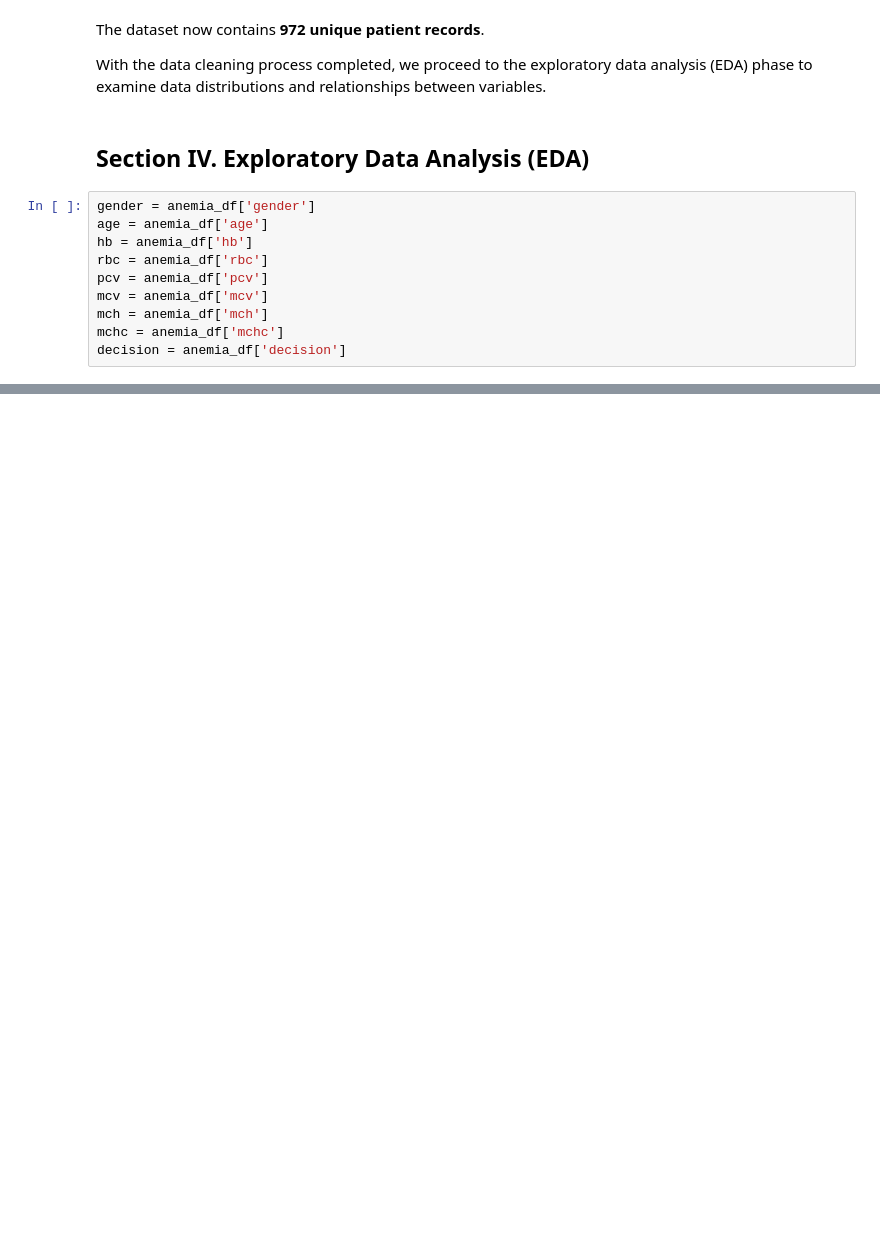
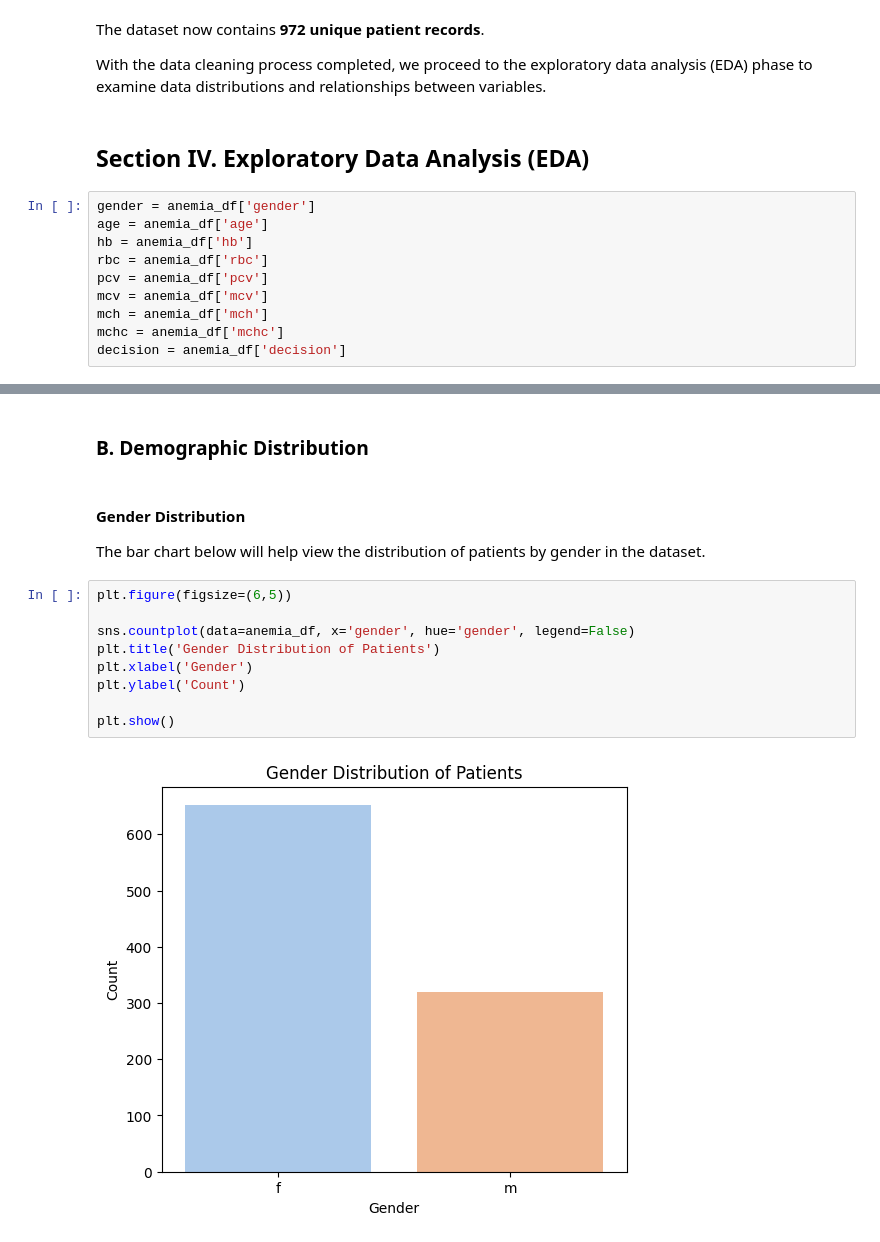
Before and after one commit to ntole24/stintsy_4CS, a Jupyter notebook: mco.ipynb, the cells around one changed output, grey strips where cells are left out. Saved outputs shown, nothing was run; the diff lists cells and outputs as text; blank space fills up the shorter version.

Commit message:
feat: eda and data preprocessing

```diff
--- a/mco.ipynb
+++ b/mco.ipynb
@@ -127,0 +363,16 @@ decision = anemia_df['decision']
+# %% [markdown]
+### B. Demographic Distribution
+# %% [markdown]
+#### Gender Distribution
+The bar chart below will help view the distribution of patients by gender in the dataset.
+# %%
+plt.figure(figsize=(6,5))
+
+sns.countplot(data=anemia_df, x='gender', hue='gender', legend=False)
+plt.title('Gender Distribution of Patients')
+plt.xlabel('Gender')
+plt.ylabel('Count')
+
+plt.show()
+# %% [output]
+[figure, added]
```
Also changed, not shown: parts of 75 cells of this notebook.
